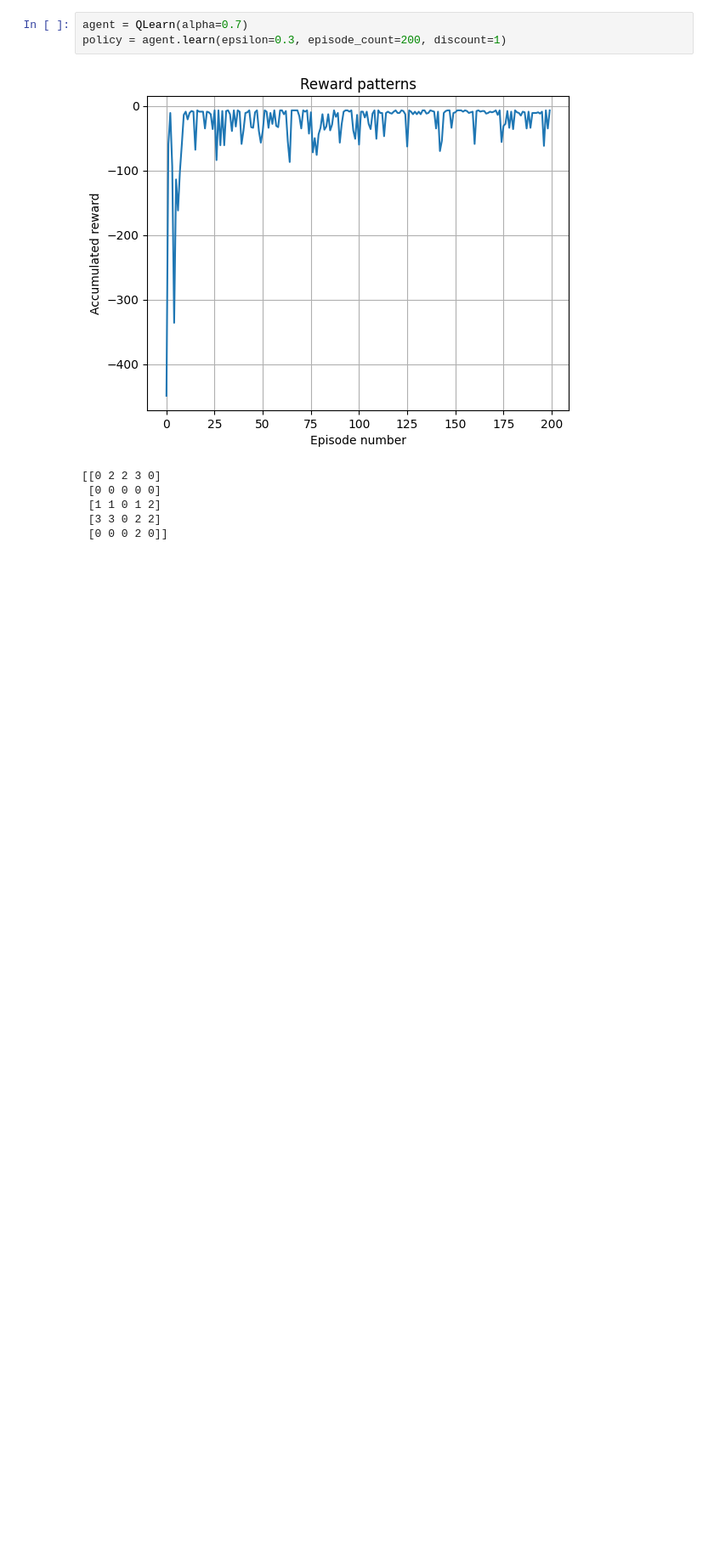
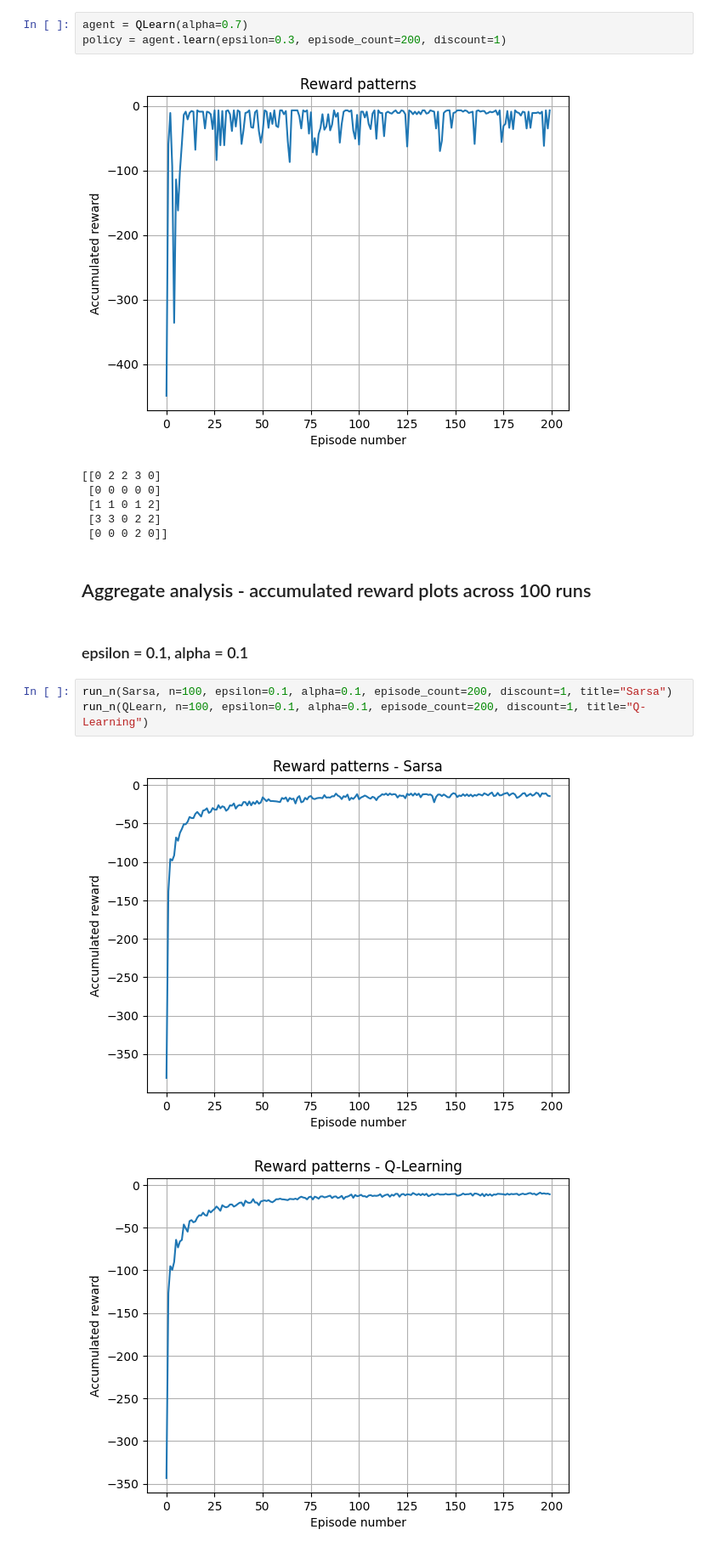
Before and after one commit to P-A-D/RL_Assignment_3, a Jupyter notebook: Runs1.ipynb, the cells around one changed output. Shown at 85% size. Cells and saved outputs as stored; diff of their text form; blank space fills up the shorter version.

```diff
--- a/Runs1.ipynb
+++ b/Runs1.ipynb
@@ -507,3 +507,13 @@ policy = agent.learn(epsilon=0.3, episode_count=200, discount=1)
  [1 1 0 1 2]
  [3 3 0 2 2]
  [0 0 0 2 0]]
+# %% [markdown]
+## Aggregate analysis - accumulated reward plots across 100 runs
+# %% [markdown]
+### epsilon = 0.1, alpha = 0.1
+# %%
+run_n(Sarsa, n=100, epsilon=0.1, alpha=0.1, episode_count=200, discount=1, title="Sarsa")
+run_n(QLearn, n=100, epsilon=0.1, alpha=0.1, episode_count=200, discount=1, title="Q-Learning")
+# %% [output]
+[figure, added]
+[figure, added]
```
Also changed, not shown: parts of 24 cells of this notebook, 3 other files.
